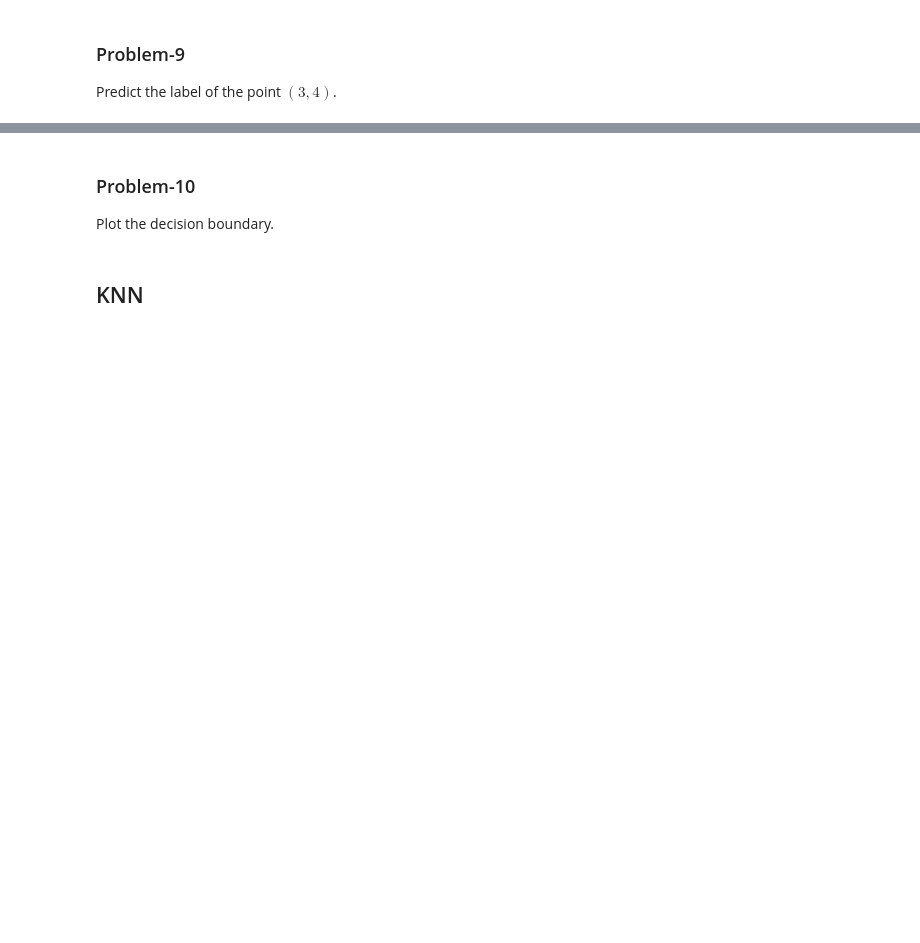
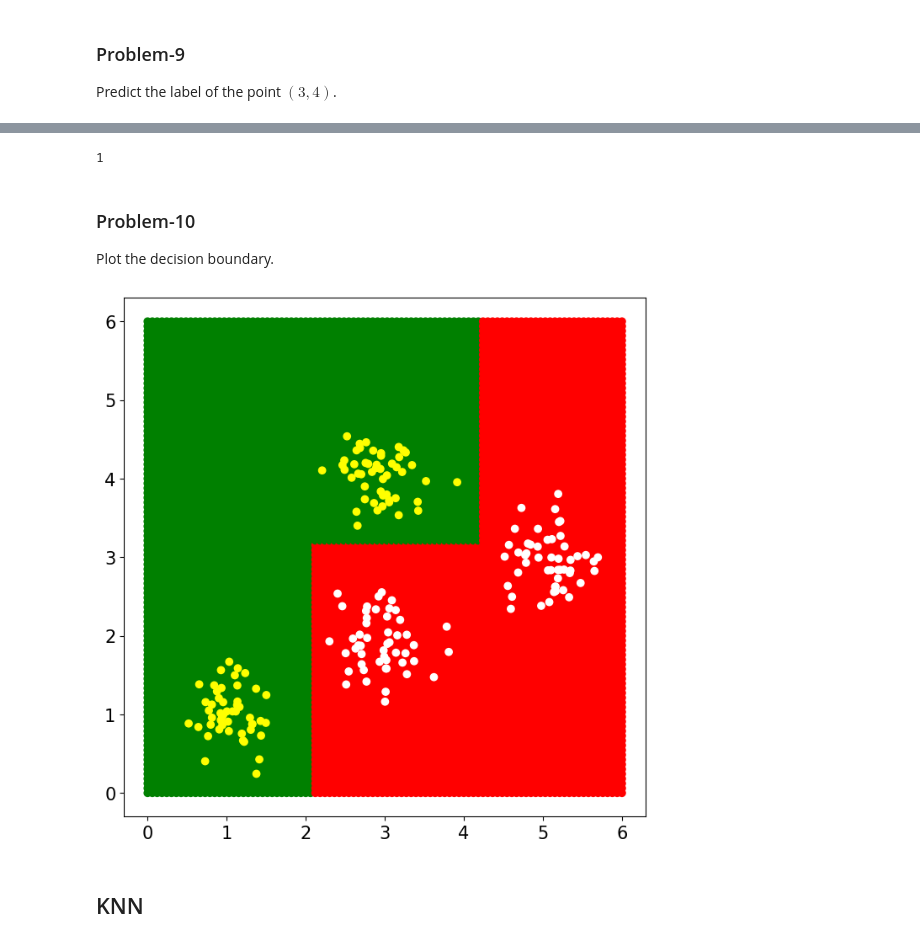
Before and after one commit to shiva-learns/Machine-Learning, a Jupyter notebook: Supervised Learning/Classification/KNN_DecisionTree/Week_7_Assessment.ipynb, the cells around one changed output, grey strips where cells are left out. Drawn from its saved outputs; the diff is of its cells as text; code cells hidden in the pictures; blank space fills up the shorter version.

Commit message:
Decision Tree Assessment Finished

```diff
--- a/Supervised Learning/Classification/KNN_DecisionTree/Week_7_Assessment.ipynb
+++ b/Supervised Learning/Classification/KNN_DecisionTree/Week_7_Assessment.ipynb
@@ -175,8 +175,8 @@ y = np.int64(np.concatenate((y1, y2, y3, y4)))
 ### DO NOT CHANGE THE CONTENTS OF THIS CELL ###
 # %%
 ### Solution ###
-colors = ['green' if x==1 else 'red' for x in y]
-plt.scatter(X[:,0],X[:,1],c=colors)
+c = np.array(['red', 'green'])
+plt.scatter(X[:,0],X[:,1],c=c[y])
 plt.show()
 # %% [output]
 [figure]
@@ -340,3 +400,19 @@ Predict the label of the point $(3, 4)$.
+# %%
+### Solution ###
+
+def predict(tree, x, ind):
+  if tree[ind]['state'] == 'leaf':
+    return tree[ind]['label']
+  feat,value = tree[ind]['question']
+  if x[feat] < value:
+    ind = 2 * ind + 1
+  else:
+    ind = 2 * ind + 2
+  return predict(tree,x,ind)
+
+predict(tree,[3,4],0)
+# %% [output]
+1
 # %% [markdown]
 ### Problem-10
 
@@ -346,3 +420,22 @@ Plot the decision boundary.
+# %%
+q = np.array(['white','yellow'])
+# %%
+### Solution ###
+x = np.linspace(0,6,100)
+color = []
+floor = []
+
+for i in range(x.shape[0]):
+  for j in range(x.shape[0]):
+    color.append(c[predict(tree,[x[i],x[j]],0)])
+    floor.append([x[i],x[j]])
+
+floor = np.array(floor)
+plt.scatter(floor[:,0],floor[:,1],c=color)
+plt.scatter(X[:,0],X[:,1],c=q[y])
+plt.show()
+# %% [output]
+[figure, added]
 # %% [markdown]
 ## KNN
 # %%
```
Also changed, not shown: parts of 11 cells of this notebook.
